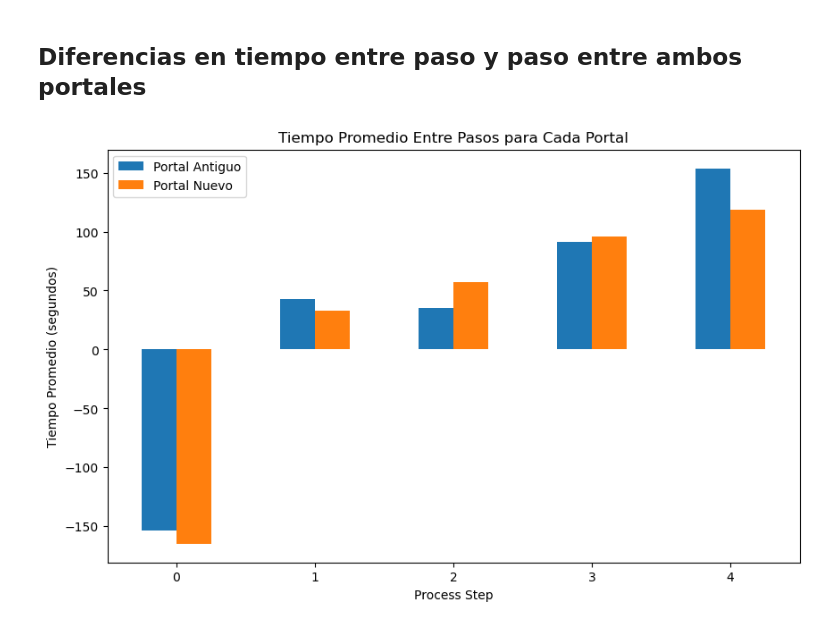
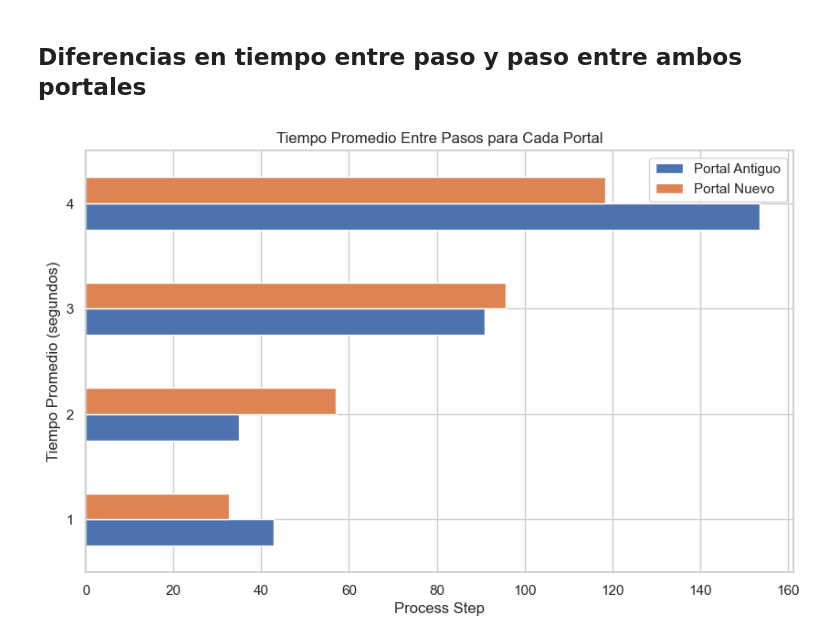
Before and after one commit to ivanalonsom/Project5_EDA_Inferential_Stats, a Jupyter notebook: main.ipynb, the cells around one changed output. Drawn from its saved outputs; the diff is of its cells as text; code cells hidden in the pictures.

```diff
--- a/main.ipynb
+++ b/main.ipynb
@@ -348,36 +330,43 @@ df_all.loc[df_ambos_portales]
 ## Diferencias en tiempo entre paso y paso entre ambos portales
 # %%
 import matplotlib.pyplot as plt
-# Asegurarnos que 'date_time' esté en formato datetime
+import pandas as pd
+
+# Asegurarnos de que 'date_time' esté en formato datetime
 df_all['date_time'] = pd.to_datetime(df_all['date_time'])
 
-# Ordenar las filas por 'client_id', 'visit_id' y 'process_step'
+# Extraer solo la parte de la hora (HH:MM:SS) si es necesario
+df_all['time'] = df_all['date_time'].dt.time
+
+# Ordenar los datos por client_id, visit_id y process_step
 df_sorted = df_all.sort_values(by=['client_id', 'visit_id', 'process_step'])
 
-# Calcular el tiempo entre pasos para cada visita
+# Calcular el tiempo entre pasos, ignorando el primer paso
 df_sorted['time_diff'] = df_sorted.groupby(['client_id', 'visit_id'])['date_time'].diff()
 
+# Filtrar los process_step > 0 para evitar valores incorrectos para el primer paso
+df_filtered = df_sorted[df_sorted['process_step'] > 0]
+
 # Filtrar los datos por portales
-df_antiguo = df_sorted[df_sorted['variation'] == 0]
-df_nuevo = df_sorted[df_sorted['variation'] == 1]
+df_antiguo = df_filtered[df_filtered['variation'] == 0]
+df_nuevo = df_filtered[df_filtered['variation'] == 1]
 
 # Calcular el tiempo promedio entre pasos para cada portal
 avg_time_diff_antiguo = df_antiguo.groupby('process_step')['time_diff'].mean()
 avg_time_diff_nuevo = df_nuevo.groupby('process_step')['time_diff'].mean()
 
 # Crear un DataFrame para las comparaciones
 df_avg_time_diff = pd.DataFrame({
     'Portal Antiguo': avg_time_diff_antiguo.dt.total_seconds(),
     'Portal Nuevo': avg_time_diff_nuevo.dt.total_seconds()
 })
 
 # Gráfico de barras
-df_avg_time_diff.plot(kind='bar', figsize=(10, 6))
+df_avg_time_diff.plot(kind='barh', figsize=(10, 6))
 plt.title('Tiempo Promedio Entre Pasos para Cada Portal')
 plt.xlabel('Process Step')
 plt.ylabel('Tiempo Promedio (segundos)')
 plt.xticks(rotation=0)
 plt.show()
-#Este gráfico te permitirá visualizar el tiempo promedio que toma pasar de un paso a otro en el proceso para ambos portales.
 # %% [output]
-[figure, old version]
+[figure, new version]
```
Also changed, not shown: parts of 10 cells of this notebook.
